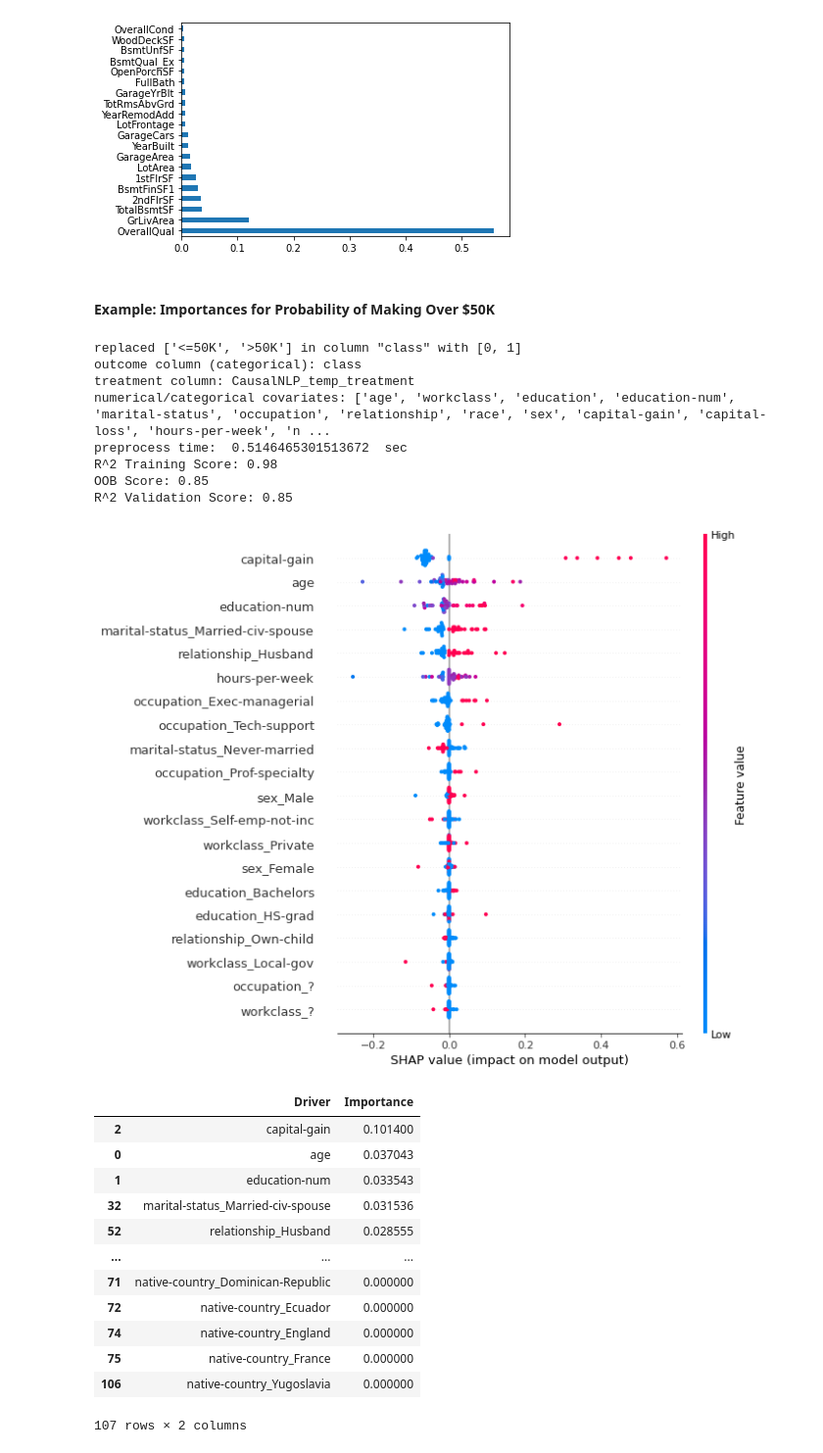
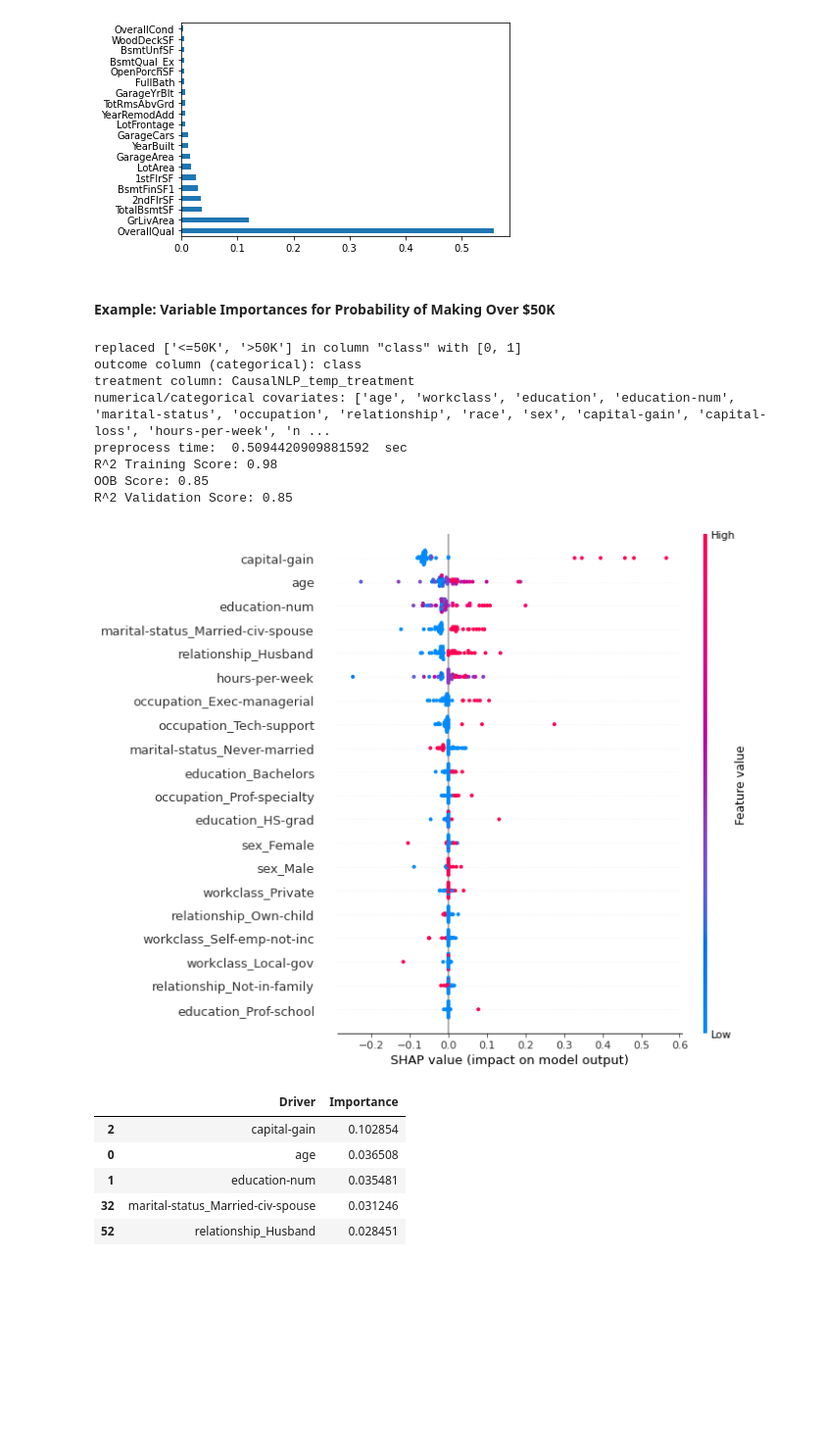
Before and after one commit to amaiya/causalnlp, a Jupyter notebook: nbs/03_key_driver_analysis.ipynb, the cells around one changed output. Shown at 98% size. Cells and saved outputs as stored; diff of their text form; code cells hidden in the pictures; blank space fills up the shorter version.

```diff
--- a/nbs/03_key_driver_analysis.ipynb
+++ b/nbs/03_key_driver_analysis.ipynb
@@ -184,33 +184,27 @@ R^2 Validation Score: 0.89
 | 8 | BsmtFinSF1 | 0.028563 |
 [figure]
 # %% [markdown]
-#### Example: Importances for Probability of Making Over $50K
+#### Example: Variable Importances for Probability of Making Over $50K
 # %%
 #notest
 import pandas as pd
 df = pd.read_csv('sample_data/adult-census.csv')
 kda = KeyDriverAnalysis(df, outcome_col='class', ignore_cols=['fnlwgt'])
-kda.importances(use_shap=True, plot=True)
+df_results = kda.importances(use_shap=True, plot=True)
+df_results.head()
 # %% [output]
 replaced ['<=50K', '>50K'] in column "class" with [0, 1]
 outcome column (categorical): class
 treatment column: CausalNLP_temp_treatment
 numerical/categorical covariates: ['age', 'workclass', 'education', 'education-num', 'marital-status', 'occupation', 'relationship', 'race', 'sex', 'capital-gain', 'capital-loss', 'hours-per-week', 'n ...
-preprocess time:  0.5146465301513672  sec
+preprocess time:  0.5094420909881592  sec
 R^2 Training Score: 0.98
 OOB Score: 0.85
 R^2 Validation Score: 0.85
-[figure, old version]
+[figure, new version]
 |  | Driver | Importance |
-| 2 | capital-gain | 0.101400 |
-| 0 | age | 0.037043 |
-| 1 | education-num | 0.033543 |
-| 32 | marital-status_Married-civ-spouse | 0.031536 |
-| 52 | relationship_Husband | 0.028555 |
-| ... | ... | ... |
-| 71 | native-country_Dominican-Republic | 0.000000 |
-| 72 | native-country_Ecuador | 0.000000 |
-| 74 | native-country_England | 0.000000 |
-| 75 | native-country_France | 0.000000 |
-| 106 | native-country_Yugoslavia | 0.000000 |
+| 2 | capital-gain | 0.102854 |
+| 0 | age | 0.036508 |
+| 1 | education-num | 0.035481 |
+| 32 | marital-status_Married-civ-spouse | 0.031246 |
+| 52 | relationship_Husband | 0.028451 |
-107 rows × 2 columns
```
Also changed, not shown: parts of 2 cells of this notebook, 1 other file.
